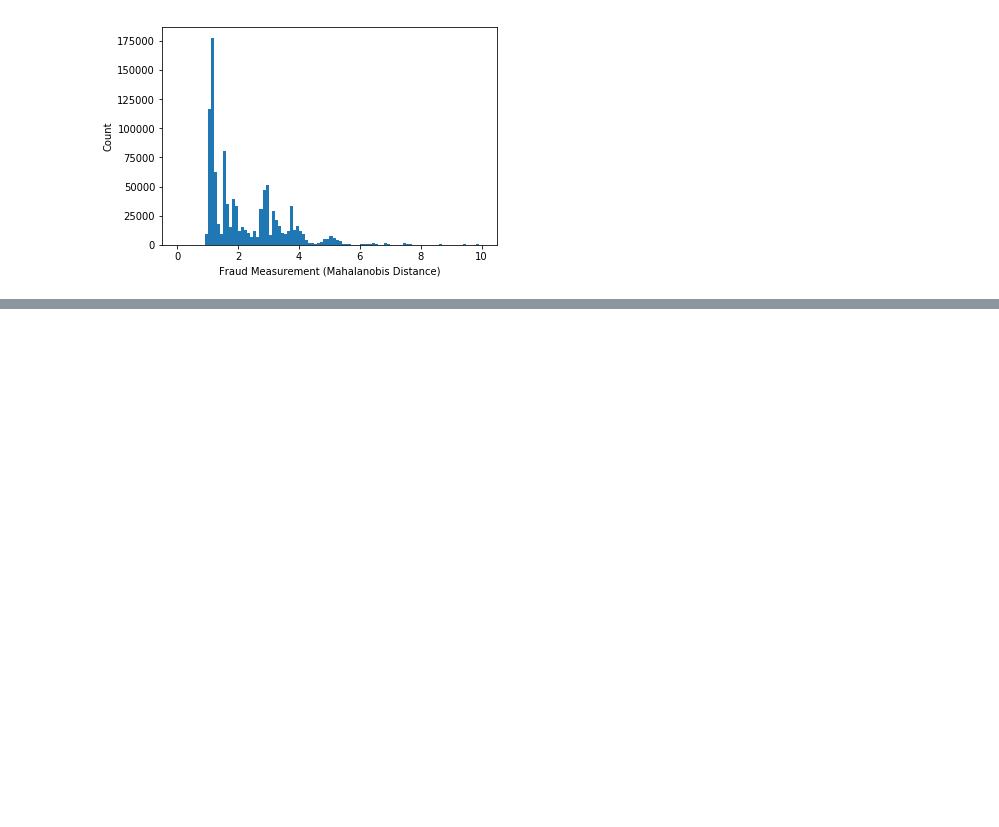
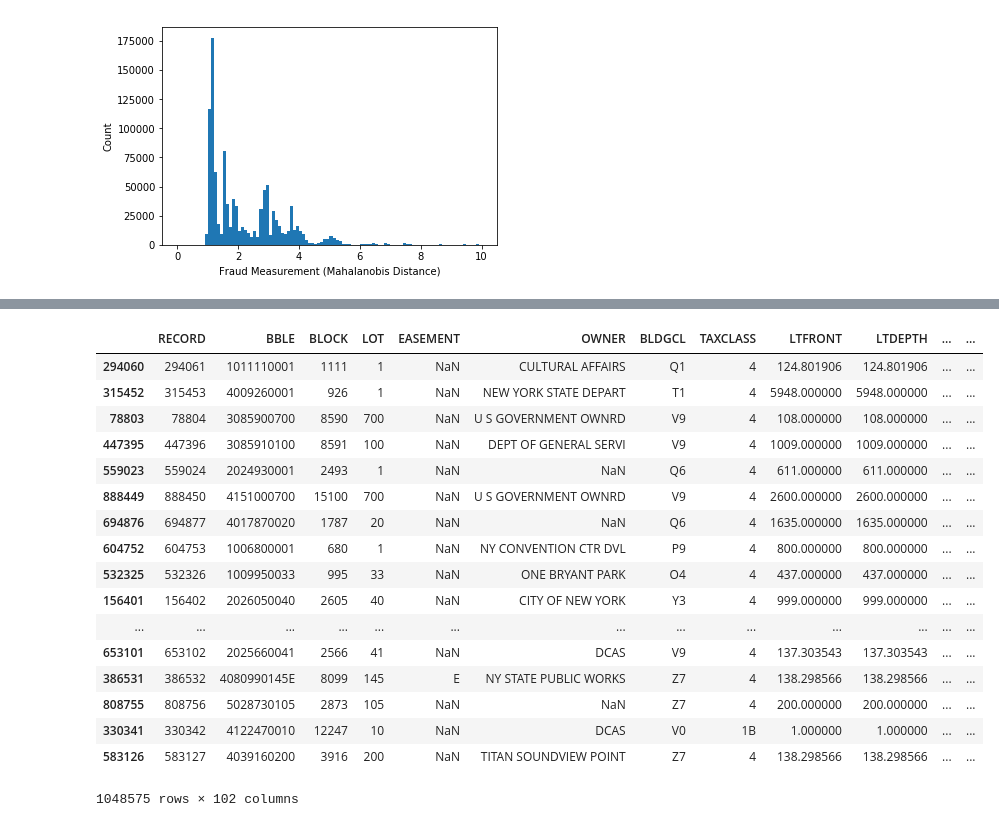
Before and after one commit to mazhayao/Team-555555, a Jupyter notebook: roger.ipynb, the cells around one changed output, grey strips where cells are left out. Saved outputs shown, nothing was run; the diff lists cells and outputs as text; code cells hidden in the pictures; blank space fills up the shorter version.

```diff
--- a/roger.ipynb
+++ b/roger.ipynb
@@ -363,0 +385,21 @@ sorted_comb[0:10].to_csv('rank.csv')
+# %%
+df.sort_values("FULLVAL",ascending=False)
+# %% [output]
+|  | RECORD | BBLE | BLOCK | LOT | EASEMENT | OWNER | BLDGCL | TAXCLASS | LTFRONT | LTDEPTH | ... | ... |
+| 294060 | 294061 | 1011110001 | 1111 | 1 | NaN | CULTURAL AFFAIRS | Q1 | 4 | 124.801906 | 124.801906 | ... | ... |
+| 315452 | 315453 | 4009260001 | 926 | 1 | NaN | NEW YORK STATE DEPART | T1 | 4 | 5948.000000 | 5948.000000 | ... | ... |
+| 78803 | 78804 | 3085900700 | 8590 | 700 | NaN | U S GOVERNMENT OWNRD | V9 | 4 | 108.000000 | 108.000000 | ... | ... |
+| 447395 | 447396 | 3085910100 | 8591 | 100 | NaN | DEPT OF GENERAL SERVI | V9 | 4 | 1009.000000 | 1009.000000 | ... | ... |
+| 559023 | 559024 | 2024930001 | 2493 | 1 | NaN | NaN | Q6 | 4 | 611.000000 | 611.000000 | ... | ... |
+| 888449 | 888450 | 4151000700 | 15100 | 700 | NaN | U S GOVERNMENT OWNRD | V9 | 4 | 2600.000000 | 2600.000000 | ... | ... |
+| 694876 | 694877 | 4017870020 | 1787 | 20 | NaN | NaN | Q6 | 4 | 1635.000000 | 1635.000000 | ... | ... |
+| 604752 | 604753 | 1006800001 | 680 | 1 | NaN | NY CONVENTION CTR DVL | P9 | 4 | 800.000000 | 800.000000 | ... | ... |
+| 532325 | 532326 | 1009950033 | 995 | 33 | NaN | ONE BRYANT PARK | O4 | 4 | 437.000000 | 437.000000 | ... | ... |
+| 156401 | 156402 | 2026050040 | 2605 | 40 | NaN | CITY OF NEW YORK | Y3 | 4 | 999.000000 | 999.000000 | ... | ... |
+| ... | ... | ... | ... | ... | ... | ... | ... | ... | ... | ... | ... | ... |
+| 653101 | 653102 | 2025660041 | 2566 | 41 | NaN | DCAS | V9 | 4 | 137.303543 | 137.303543 | ... | ... |
+| 386531 | 386532 | 4080990145E | 8099 | 145 | E | NY STATE PUBLIC WORKS | Z7 | 4 | 138.298566 | 138.298566 | ... | ... |
+| 808755 | 808756 | 5028730105 | 2873 | 105 | NaN | NaN | Z7 | 4 | 200.000000 | 200.000000 | ... | ... |
+| 330341 | 330342 | 4122470010 | 12247 | 10 | NaN | DCAS | V0 | 1B | 1.000000 | 1.000000 | ... | ... |
+| 583126 | 583127 | 4039160200 | 3916 | 200 | NaN | TITAN SOUNDVIEW POINT | Z7 | 4 | 138.298566 | 138.298566 | ... | ... |
+1048575 rows × 102 columns
```
Also changed, not shown: parts of 2 cells of this notebook, 2 other files.
